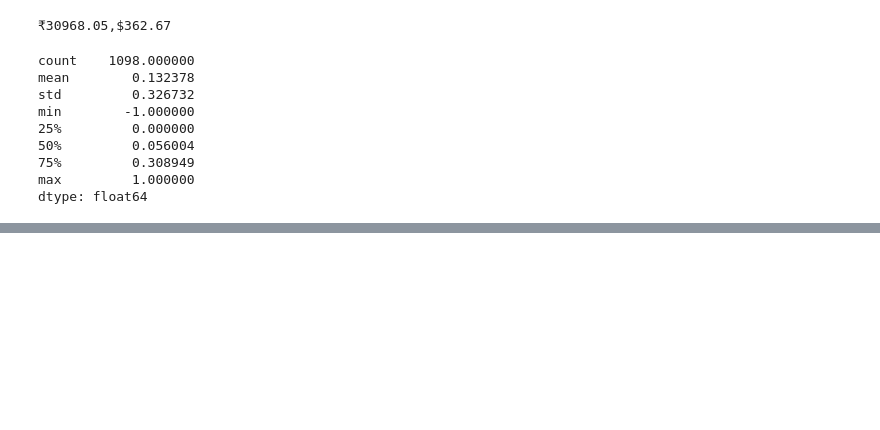
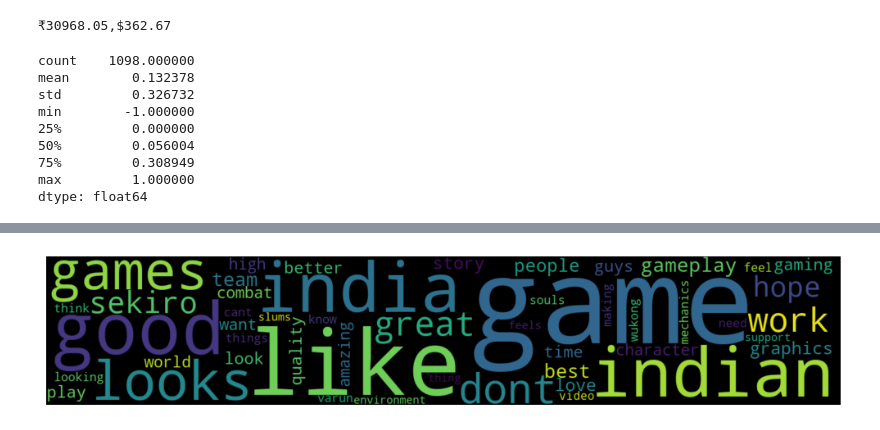
Before and after one commit to realhardik18/project11-analysis, a Jupyter notebook: analysis.ipynb, the cells around one changed output, grey strips where cells are left out. Saved outputs shown, nothing was run; the diff lists cells and outputs as text; code cells hidden in the pictures; blank space fills up the shorter version.

```diff
--- a/analysis.ipynb
+++ b/analysis.ipynb
@@ -68,0 +147,16 @@ dtype: float64
+# %%
+from wordcloud import WordCloud
+frequencies = dict(zip(words, counts))
+
+wc = WordCloud(
+    width=1450,
+    height=270,
+).generate_from_frequencies(frequencies)
+wc.to_file("wordcloud.png")
+plt.figure(figsize=(10, 5))
+plt.imshow(wc, interpolation='bilinear')
+plt.axis('off')
+plt.tight_layout()
+plt.show()
+# %% [output]
+[figure, added]
```
Also changed, not shown: parts of 4 cells of this notebook, 1 other file.
